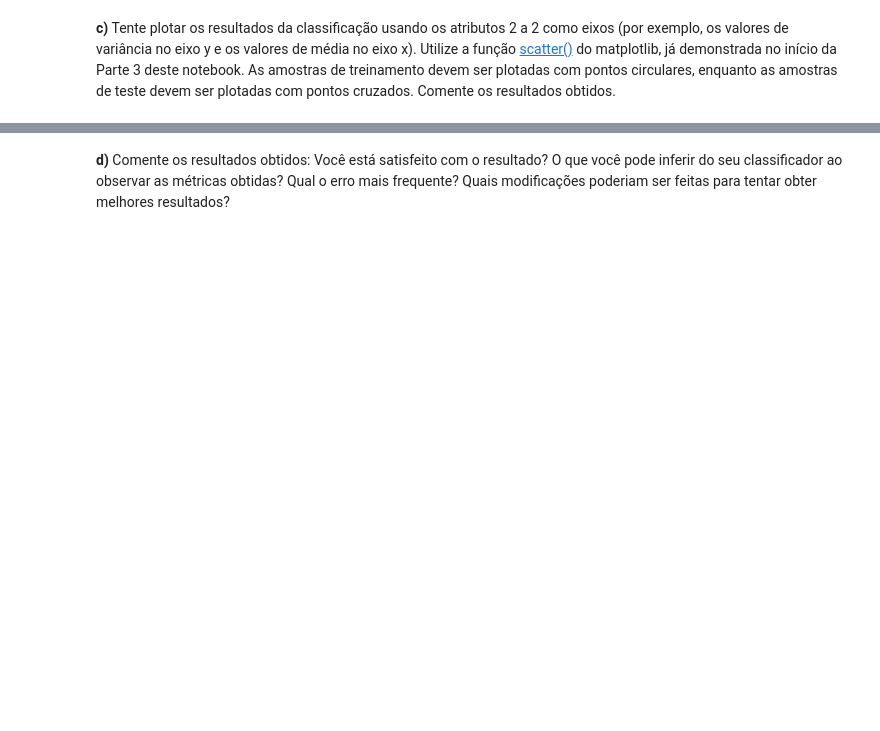
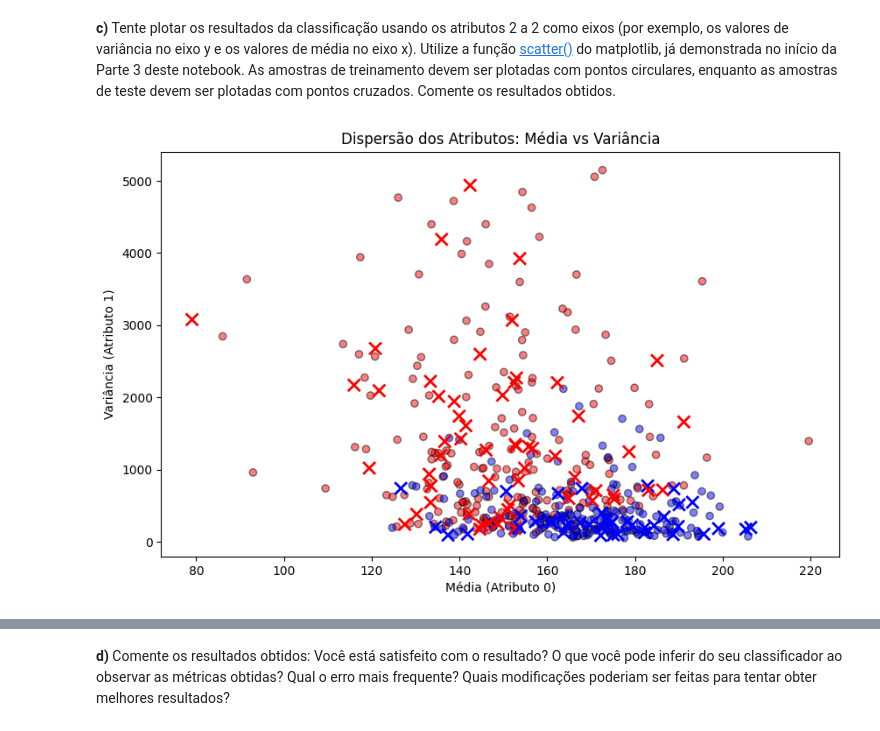
Before and after one commit to UNICAMP-EA979/2026s1-pi02-histogramas-knn-paulosnf12, a Jupyter notebook: Atividade.ipynb, the cells around one changed output, grey strips where cells are left out. Saved outputs shown, nothing was run; the diff lists cells and outputs as text; code cells hidden in the pictures; blank space fills up the shorter version.

```diff
--- a/Atividade.ipynb
+++ b/Atividade.ipynb
@@ -365,0 +612,30 @@ Utilize os conjuntos de dados criados anteriormente para obter os vetores de atr
+# %%
+import matplotlib.pyplot as plt
+
+# Índices dos atributos que queremos plotar:
+# 0 = Média
+# 1 = Variância
+idx_x = 0
+idx_y = 1
+
+plt.figure(figsize=(10, 6))
+
+# 1. Plotando as amostras de TREINO (marcadores 'o' - círculos)
+# Usamos c=labels_train para colorir com as classes REAIS
+plt.scatter(train_features[:, idx_x], train_features[:, idx_y],
+            c=labels_train, marker='o', alpha=0.5, cmap='bwr', edgecolor='k', label='Treino')
+
+# 2. Plotando as amostras de TESTE (marcadores 'x' - cruzes)
+# Usamos c=y_pred_test para colorir com as classes PREDITAS pelo modelo na etapa anterior
+plt.scatter(test_features[:, idx_x], test_features[:, idx_y],
+            c=y_pred_test, marker='x', s=100, cmap='bwr', linewidths=2, label='Teste (Predição)')
+
+plt.title('Dispersão dos Atributos: Média vs Variância')
+plt.xlabel('Média (Atributo 0)')
+plt.ylabel('Variância (Atributo 1)')
+
+# Legenda para indicar que azul=0 (Carcinoma) e vermelho=1 (Melanoma)
+# Obs: O colormap 'bwr' (Blue-White-Red) mapeia 0 para Azul e 1 para Vermelho.
+plt.show()
+# %% [output]
+[figure, added]
```
Also changed, not shown: parts of 25 cells of this notebook.
